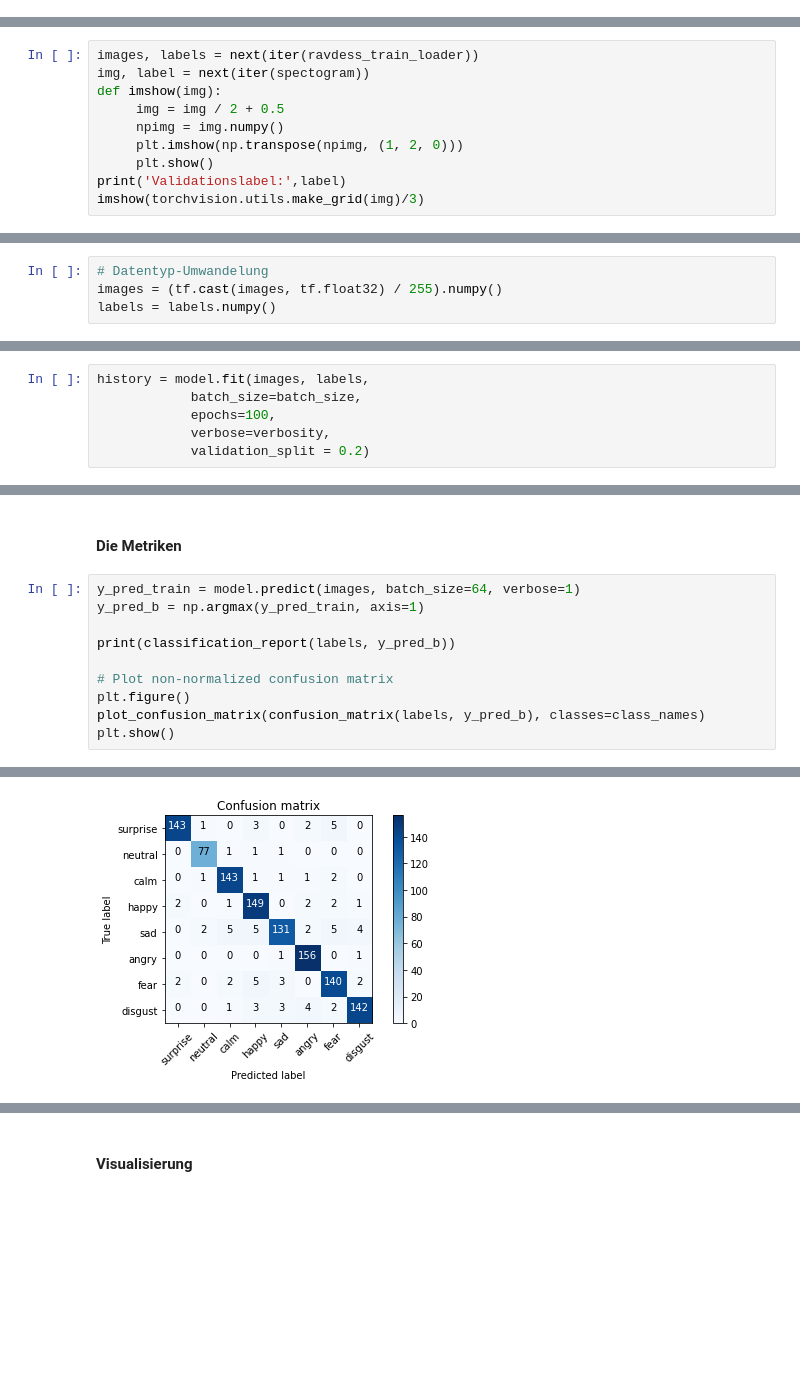
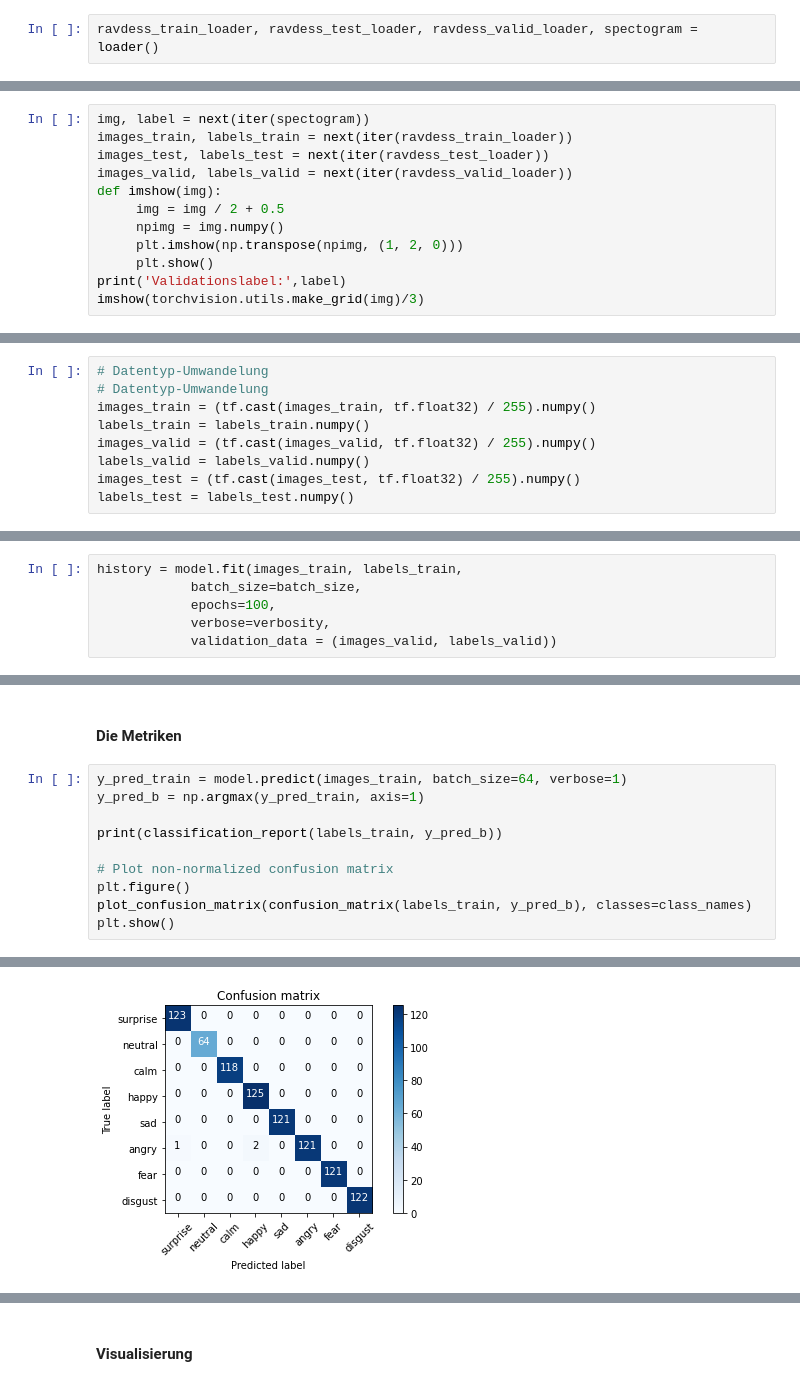
Before and after one commit to MDK1192/Big-Data-Consulting-Voice-Emotion, a Jupyter notebook: Colab Notebooks/Keras-ResNet34(Ravdess-Frequenzbereich).ipynb, the cells around one changed output, grey strips where cells are left out. Drawn from its saved outputs; the diff is of its cells as text; blank space fills up the shorter version.

Commit message:
Keras-Modell

```diff
--- a/Colab Notebooks/Keras-ResNet34(Ravdess-Frequenzbereich).ipynb
+++ b/Colab Notebooks/Keras-ResNet34(Ravdess-Frequenzbereich).ipynb
@@ -136,8 +147,12 @@ spectogram = torch.utils.data.DataLoader(ravdess_train,64,shuffle=True )
+# %%
+ravdess_train_loader, ravdess_test_loader, ravdess_valid_loader, spectogram = loader()
 # %% [markdown]
 ### Die Datenvisualisierung<a class="anchor" id="#datenvisual"></a>
 # %%
-images, labels = next(iter(ravdess_train_loader))
 img, label = next(iter(spectogram))
+images_train, labels_train = next(iter(ravdess_train_loader))
+images_test, labels_test = next(iter(ravdess_test_loader))
+images_valid, labels_valid = next(iter(ravdess_valid_loader))
 def imshow(img):
      img = img / 2 + 0.5
      npimg = img.numpy()
@@ -219,8 +234,13 @@ def build_model():
     return model
 # %%
 # Datentyp-Umwandelung
-images = (tf.cast(images, tf.float32) / 255).numpy()
-labels = labels.numpy()
+# Datentyp-Umwandelung
+images_train = (tf.cast(images_train, tf.float32) / 255).numpy()
+labels_train = labels_train.numpy()
+images_valid = (tf.cast(images_valid, tf.float32) / 255).numpy()
+labels_valid = labels_valid.numpy()
+images_test = (tf.cast(images_test, tf.float32) / 255).numpy()
+labels_test = labels_test.numpy()
 # %% [markdown]
 ### Die Modellstruktur<a class="anchor" id="#modellstruktur"></a>
 # %%
@@ -247,10 +267,10 @@ _________________________________________________________________
 # %% [markdown]
 ### Modell-Training<a class="anchor" id="#modelltraining"></a>
 # %%
-history = model.fit(images, labels,
+history = model.fit(images_train, labels_train,
             batch_size=batch_size,
             epochs=100,
             verbose=verbosity,
-            validation_split = 0.2)
+            validation_data = (images_valid, labels_valid))
 # %% [output]
 Epoch 1/100
@@ -281,13 +307,13 @@ Train, accuracy: 93.11%
 # %% [markdown]
 #### Die Metriken
 # %%
-y_pred_train = model.predict(images, batch_size=64, verbose=1)
+y_pred_train = model.predict(images_train, batch_size=64, verbose=1)
 y_pred_b = np.argmax(y_pred_train, axis=1)
 
-print(classification_report(labels, y_pred_b))
+print(classification_report(labels_train, y_pred_b))
 
 # Plot non-normalized confusion matrix
 plt.figure()
-plot_confusion_matrix(confusion_matrix(labels, y_pred_b), classes=class_names)
+plot_confusion_matrix(confusion_matrix(labels_train, y_pred_b), classes=class_names)
 plt.show()
 # %% [output]
@@ -309,3 +335,3 @@ weighted avg       0.93      0.93      0.93      1161
 
 Confusion matrix, without normalization
-[figure, old version]
+[figure, new version]
```
Also changed, not shown: parts of 20 cells of this notebook, 2 other files.
